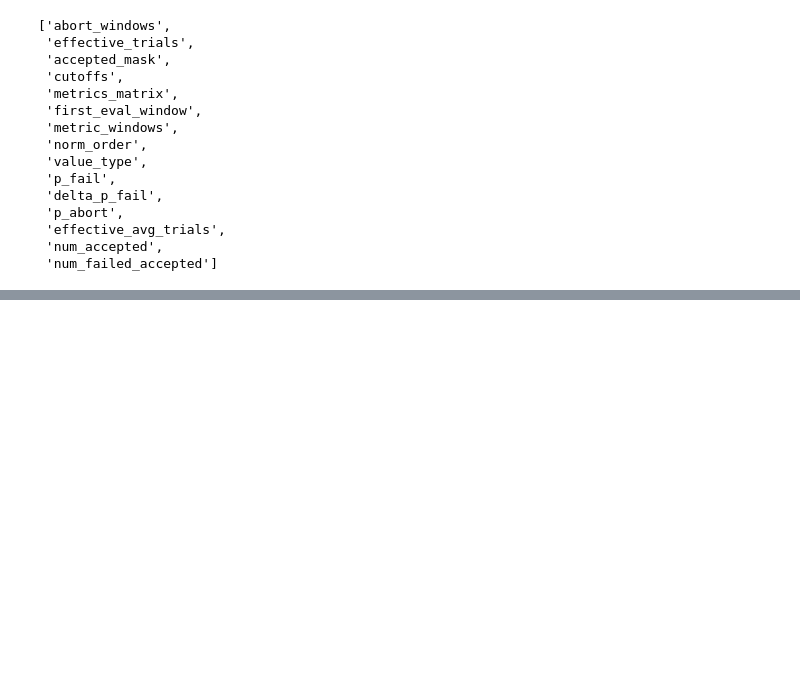
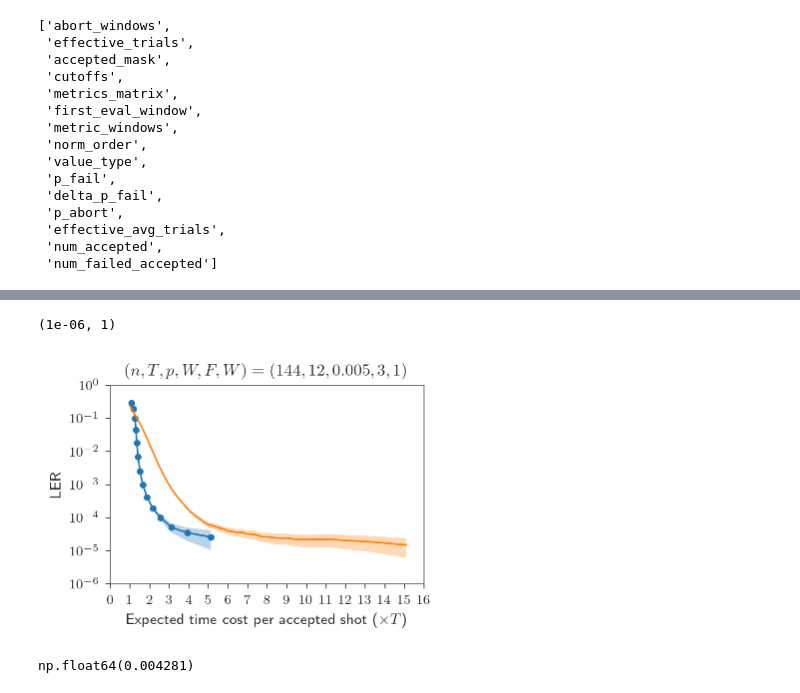
Before and after one commit to seokhyung-lee/ldpc-post-selection, a Jupyter notebook: simulations/analysis/notebooks/sliding_window_analysis.ipynb, the cells around one changed output, grey strips where cells are left out. Cells and saved outputs as stored; diff of their text form; code cells hidden in the pictures; blank space fills up the shorter version.

```diff
--- a/simulations/analysis/notebooks/sliding_window_analysis.ipynb
+++ b/simulations/analysis/notebooks/sliding_window_analysis.ipynb
@@ -34,7 +34,7 @@ idx = pd.IndexSlice
 # Figure formatting
 import rsmf.abstract_formatter
 FIG_FORMATTER: rsmf.abstract_formatter.AbstractFormatter = rsmf.setup(
-    r"\documentclass[a4paper,onecolumn,10pt,unpublished]{quantumarticle}"
+    r"\documentclass[a4paper,twocolumn,10pt,unpublished]{quantumarticle}"
 )
 COLORS = plt.get_cmap('tab10')
 plt.rcParams.update({
@@ -373,0 +374,4 @@ Text(0.5, 1.0, 'Real-time post-selection: p_fail and effective_avg_trials vs cut
+# %%
+df_ps_ordinary = load_data("bb_old")["cluster_llr_norm_frac_2"]
+
+df_ps_ordinary.head()
@@ -373,0 +386,43 @@ Text(0.5, 1.0, 'Real-time post-selection: p_fail and effective_avg_trials vs cut
+# %%
+fig = FIG_FORMATTER.figure(aspect_ratio=0.7)
+ax = fig.add_subplot()
+
+tol = 0.6
+
+mask = data["delta_p_fail"] / data["p_fail"] < tol
+cutoffs = data["cutoffs"][mask]
+p_fail = data["p_fail"][mask]
+delta_p_fail = data["delta_p_fail"][mask]
+effective_avg_trials = data["effective_avg_trials"][mask]
+
+error_band_plot(effective_avg_trials, p_fail, delta_p_fail, ax=ax, marker='o')
+
+data_ord = df_ps_ordinary.loc[(n, T, p)]
+mask_ord = data_ord["delta_p_fail"] / data_ord["p_fail"] < tol
+p_fail_ord = data_ord["p_fail"][mask_ord]
+delta_p_fail_ord = data_ord["delta_p_fail"][mask_ord]
+effective_avg_trials_ord = 1 / (1 - data_ord["p_abort"][mask_ord])
+
+error_band_plot(
+    effective_avg_trials_ord,
+    p_fail_ord,
+    delta_p_fail_ord,
+    ax=ax,
+)
+
+ax.set_yscale("log")
+
+ax.set_title(rf"$(n, T, p, W, F, W) = ({n}, {T}, {p}, {W}, {F})$", fontsize=10)
+ax.set_xlabel(r"Expected time cost per accepted shot ($\times T$)")
+ax.set_ylabel(r"LER")
+
+ax.set_xlim(0, 16)
+ax.set_xticks(np.arange(0, 17))
+ax.set_ylim(1e-6, 1)
+# %% [output]
+(1e-06, 1)
+[figure, added]
+# %%
+data['cutoffs'][6]
+# %% [output]
+np.float64(0.004281)
```
Also changed, not shown: parts of 4 cells of this notebook, 1 other file.
